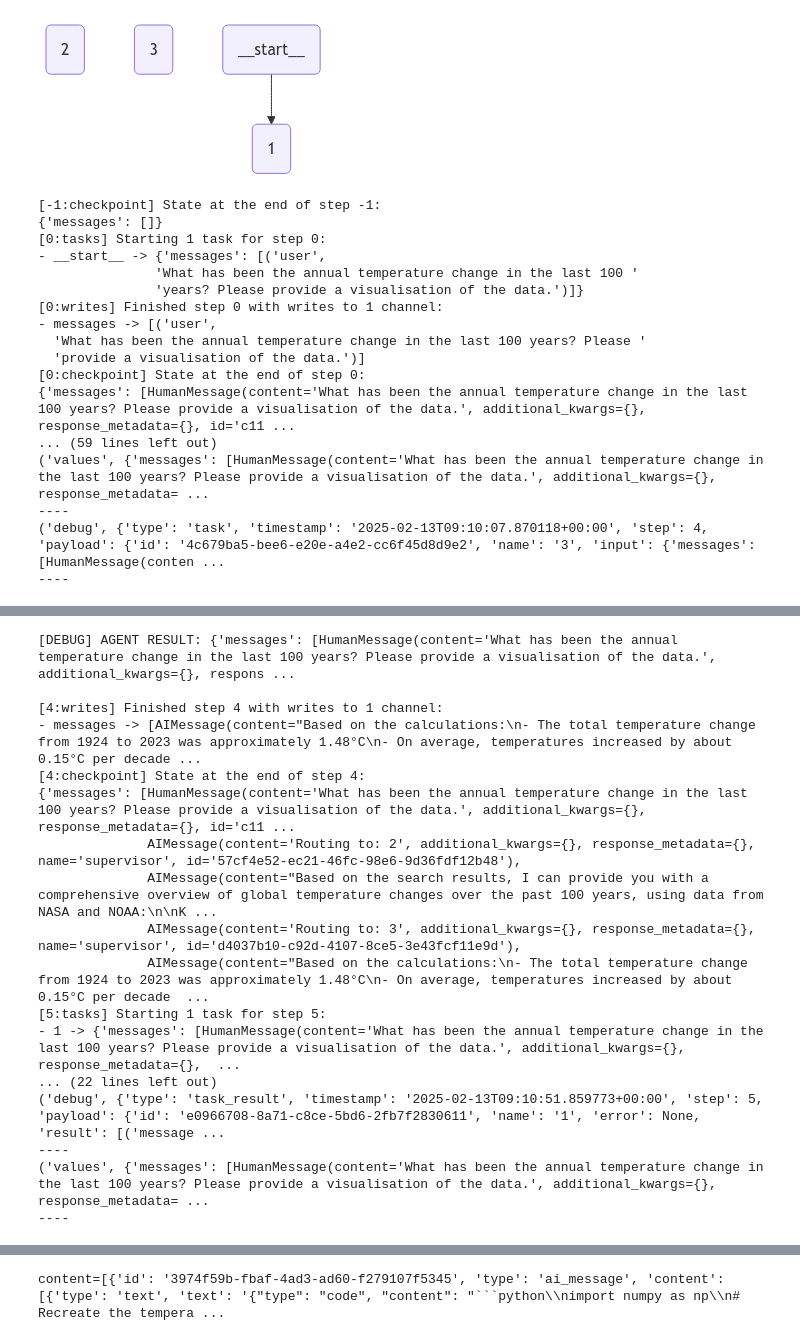
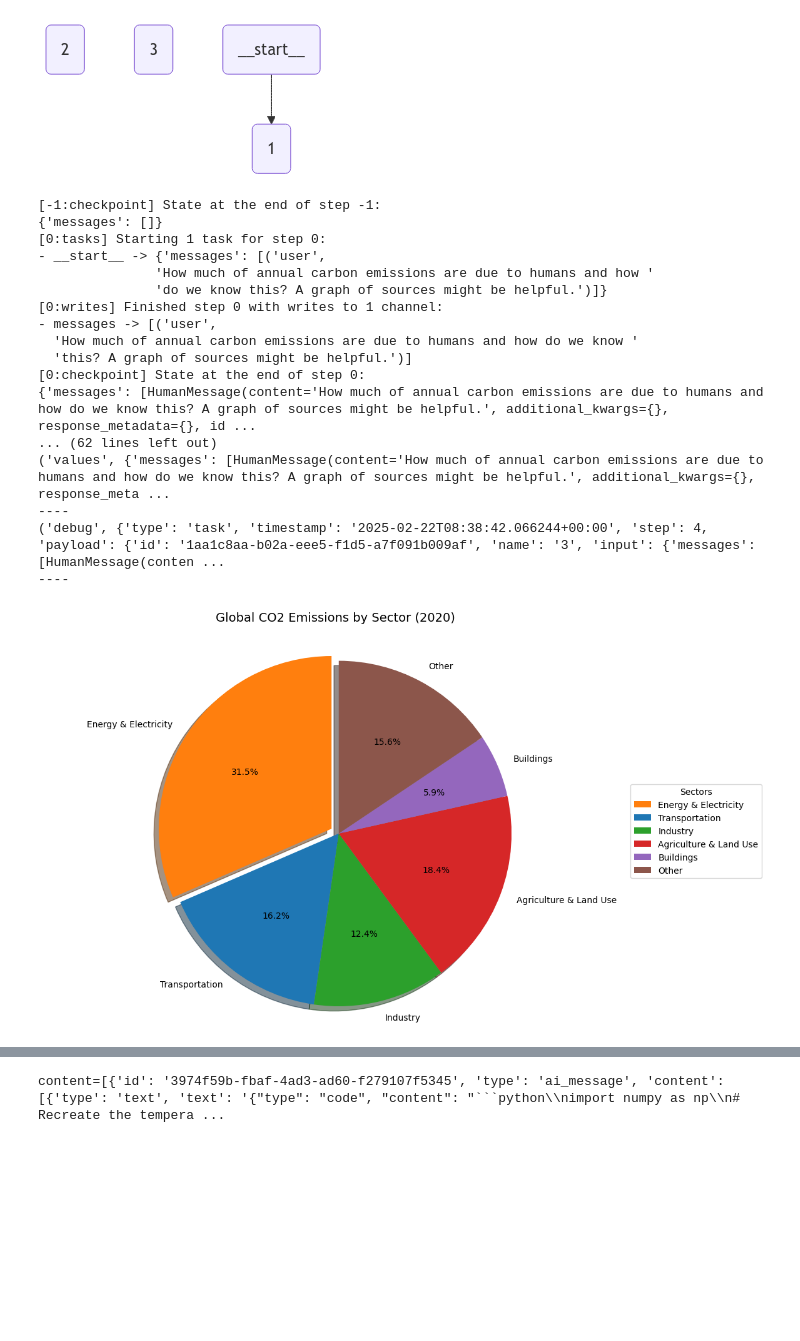
Before and after one commit to dbruner23/TeamSynthBE, a Jupyter notebook: graph_debug.ipynb, the cells around one changed output, grey strips where cells are left out. Drawn from its saved outputs; the diff is of its cells as text; code cells hidden in the pictures; blank space fills up the shorter version.

```diff
--- a/graph_debug.ipynb
+++ b/graph_debug.ipynb
@@ -32,7 +32,31 @@ data_scientist = Agent(
         )
     ])
 
-agents = [supervisor, web_researcher, data_scientist]
+coder = Agent(
+    id='4',
+    agent_type=AgentType.CODER,
+    system_prompt="You are a coder who can write scripts to automate tasks for the team.",
+    relationships=[
+        AgentRelation(
+            from_agent='4',
+            to_agent='1',
+            relation_type=RelationType.REPORTS_TO
+        )
+    ])
+
+stem_expert = Agent(
+    id='4',
+    agent_type=AgentType.STEM_EXPERT,
+    system_prompt="You are a STEM expert who can provide technical advice to the user or team.",
+    relationships=[
+        AgentRelation(
+            from_agent='4',
+            to_agent='1',
+            relation_type=RelationType.REPORTS_TO
+        )
+    ])
+
+agents = [supervisor, data_scientist, coder]
 # %%
 graph_manager = AgentGraphManager()
 
@@ -49,30 +73,31 @@ display(Image(graph_manager.graph.get_graph().draw_mermaid_png()))
 # %% [output]
 [figure]
 # %%
-task  = "What has been the annual temperature change in the last 100 years? Please provide a visualisation of the data."
+task  = "How much of annual carbon emissions are due to humans and how do we know this? A graph of sources might be helpful."
 
 for s in graph_manager.graph.stream(
             {"messages": [("user", task)]},
             stream_mode=["values", "debug"],
             debug=True
         ):
     print(s)
     print("----")
 # %% [output]
 [-1:checkpoint] State at the end of step -1:
 {'messages': []}
 [0:tasks] Starting 1 task for step 0:
 - __start__ -> {'messages': [('user',
-               'What has been the annual temperature change in the last 100 '
-               'years? Please provide a visualisation of the data.')]}
+               'How much of annual carbon emissions are due to humans and how '
+               'do we know this? A graph of sources might be helpful.')]}
 [0:writes] Finished step 0 with writes to 1 channel:
 - messages -> [('user',
-  'What has been the annual temperature change in the last 100 years? Please '
-  'provide a visualisation of the data.')]
+  'How much of annual carbon emissions are due to humans and how do we know '
+  'this? A graph of sources might be helpful.')]
 [0:checkpoint] State at the end of step 0:
-{'messages': [HumanMessage(content='What has been the annual temperature change in the last 100 years? Please provide a visualisation of the data.', additional_kwargs={}, response_metadata={}, id='c11 ...
-... (59 lines left out)
-('values', {'messages': [HumanMessage(content='What has been the annual temperature change in the last 100 years? Please provide a visualisation of the data.', additional_kwargs={}, response_metadata= ...
+{'messages': [HumanMessage(content='How much of annual carbon emissions are due to humans and how do we know this? A graph of sources might be helpful.', additional_kwargs={}, response_metadata={}, id ...
+... (62 lines left out)
+('values', {'messages': [HumanMessage(content='How much of annual carbon emissions are due to humans and how do we know this? A graph of sources might be helpful.', additional_kwargs={}, response_meta ...
 ----
-('debug', {'type': 'task', 'timestamp': '2025-02-13T09:10:07.870118+00:00', 'step': 4, 'payload': {'id': '4c679ba5-bee6-e20e-a4e2-cc6f45d8d9e2', 'name': '3', 'input': {'messages': [HumanMessage(conten ...
+('debug', {'type': 'task', 'timestamp': '2025-02-22T08:38:42.066244+00:00', 'step': 4, 'payload': {'id': '1aa1c8aa-b02a-eee5-f1d5-a7f091b009af', 'name': '3', 'input': {'messages': [HumanMessage(conten ...
 ----
+[figure, added]
@@ -80,19 +122,2 @@ Python REPL can execute arbitrary code. Use with caution.
-[DEBUG] AGENT RESULT: {'messages': [HumanMessage(content='What has been the annual temperature change in the last 100 years? Please provide a visualisation of the data.', additional_kwargs={}, respons ...
-
-[4:writes] Finished step 4 with writes to 1 channel:
-- messages -> [AIMessage(content="Based on the calculations:\n- The total temperature change from 1924 to 2023 was approximately 1.48°C\n- On average, temperatures increased by about 0.15°C per decade ...
-[4:checkpoint] State at the end of step 4:
-{'messages': [HumanMessage(content='What has been the annual temperature change in the last 100 years? Please provide a visualisation of the data.', additional_kwargs={}, response_metadata={}, id='c11 ...
-              AIMessage(content='Routing to: 2', additional_kwargs={}, response_metadata={}, name='supervisor', id='57cf4e52-ec21-46fc-98e6-9d36fdf12b48'),
-              AIMessage(content="Based on the search results, I can provide you with a comprehensive overview of global temperature changes over the past 100 years, using data from NASA and NOAA:\n\nK ...
-              AIMessage(content='Routing to: 3', additional_kwargs={}, response_metadata={}, name='supervisor', id='d4037b10-c92d-4107-8ce5-3e43fcf11e9d'),
-              AIMessage(content="Based on the calculations:\n- The total temperature change from 1924 to 2023 was approximately 1.48°C\n- On average, temperatures increased by about 0.15°C per decade  ...
-[5:tasks] Starting 1 task for step 5:
-- 1 -> {'messages': [HumanMessage(content='What has been the annual temperature change in the last 100 years? Please provide a visualisation of the data.', additional_kwargs={}, response_metadata={},  ...
-... (22 lines left out)
-('debug', {'type': 'task_result', 'timestamp': '2025-02-13T09:10:51.859773+00:00', 'step': 5, 'payload': {'id': 'e0966708-8a71-c8ce-5bd6-2fb7f2830611', 'name': '1', 'error': None, 'result': [('message ...
-----
-('values', {'messages': [HumanMessage(content='What has been the annual temperature change in the last 100 years? Please provide a visualisation of the data.', additional_kwargs={}, response_metadata= ...
-----
 # %%
 from langchain_core.messages import HumanMessage, AIMessage, ToolMessage
```
Also changed, not shown: parts of 5 cells of this notebook, 4 other files.
